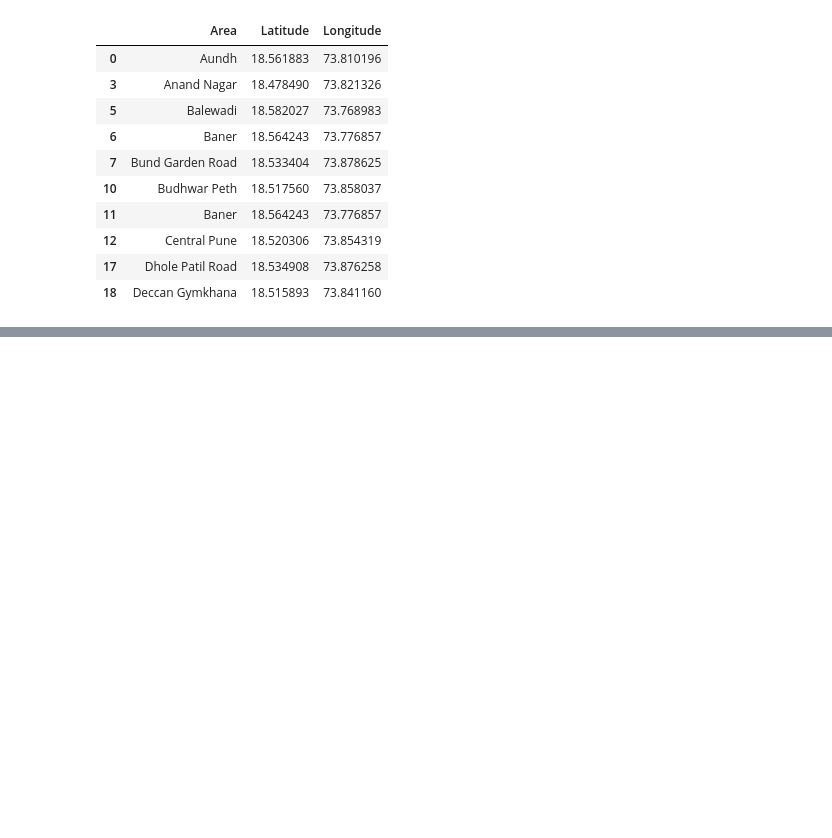
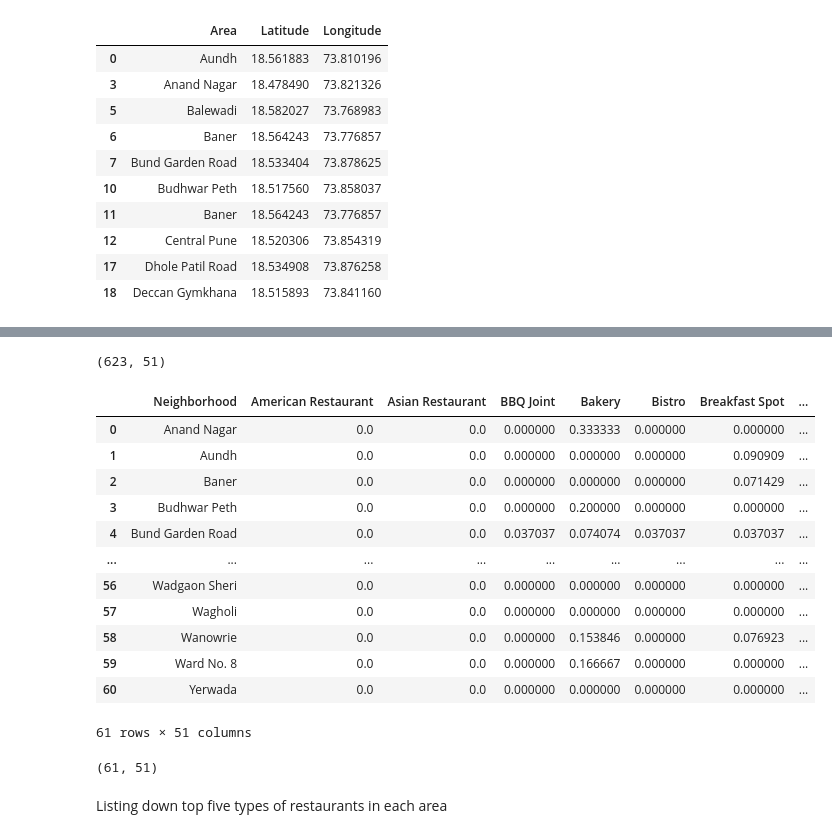
Before and after one commit to adityadmahale/ibm-data-science, a Jupyter notebook: Final Project/coursera_capstone.ipynb, the cells around one changed output, grey strips where cells are left out. Drawn from its saved outputs; the diff is of its cells as text; code cells hidden in the pictures; blank space fills up the shorter version.

```diff
--- a/Final Project/coursera_capstone.ipynb
+++ b/Final Project/coursera_capstone.ipynb
@@ -90,0 +136,5 @@ pune_map
+# %%
+pune_venues = getNearbyVenues(names=df_pune['Area'],
+                                   latitudes=df_pune['Latitude'],
+                                   longitudes=df_pune['Longitude']
+                                  )
@@ -90,0 +194,12 @@ pune_map
+# %%
+# one hot encoding
+pune_onehot = pd.get_dummies(pune_venues[['Venue Category']], prefix="", prefix_sep="")
+
+# add neighborhood column back to dataframe
+pune_onehot['Neighborhood'] = pune_venues['Neighborhood']
+
+# move neighborhood column to the first column
+fixed_columns = [pune_onehot.columns[-1]] + list(pune_onehot.columns[:-1])
+pune_onehot = pune_onehot[fixed_columns]
+
+pune_onehot.head()
@@ -90,0 +214,27 @@ pune_map
+# %%
+pune_onehot.shape
+# %% [output]
+(623, 51)
+# %%
+pune_grouped = pune_onehot.groupby('Neighborhood').mean().reset_index()
+pune_grouped
+# %% [output]
+|  | Neighborhood | American Restaurant | Asian Restaurant | BBQ Joint | Bakery | Bistro | Breakfast Spot | ... |
+| 0 | Anand Nagar | 0.0 | 0.0 | 0.000000 | 0.333333 | 0.000000 | 0.000000 | ... |
+| 1 | Aundh | 0.0 | 0.0 | 0.000000 | 0.000000 | 0.000000 | 0.090909 | ... |
+| 2 | Baner | 0.0 | 0.0 | 0.000000 | 0.000000 | 0.000000 | 0.071429 | ... |
+| 3 | Budhwar Peth | 0.0 | 0.0 | 0.000000 | 0.200000 | 0.000000 | 0.000000 | ... |
+| 4 | Bund Garden Road | 0.0 | 0.0 | 0.037037 | 0.074074 | 0.037037 | 0.037037 | ... |
+| ... | ... | ... | ... | ... | ... | ... | ... | ... |
+| 56 | Wadgaon Sheri | 0.0 | 0.0 | 0.000000 | 0.000000 | 0.000000 | 0.000000 | ... |
+| 57 | Wagholi | 0.0 | 0.0 | 0.000000 | 0.000000 | 0.000000 | 0.000000 | ... |
+| 58 | Wanowrie | 0.0 | 0.0 | 0.000000 | 0.153846 | 0.000000 | 0.076923 | ... |
+| 59 | Ward No. 8 | 0.0 | 0.0 | 0.000000 | 0.166667 | 0.000000 | 0.000000 | ... |
+| 60 | Yerwada | 0.0 | 0.0 | 0.000000 | 0.000000 | 0.000000 | 0.000000 | ... |
+61 rows × 51 columns
+# %%
+pune_grouped.shape
+# %% [output]
+(61, 51)
+# %% [markdown]
+Listing down top five types of restaurants in each area
```
Also changed, not shown: parts of 29 cells of this notebook.
